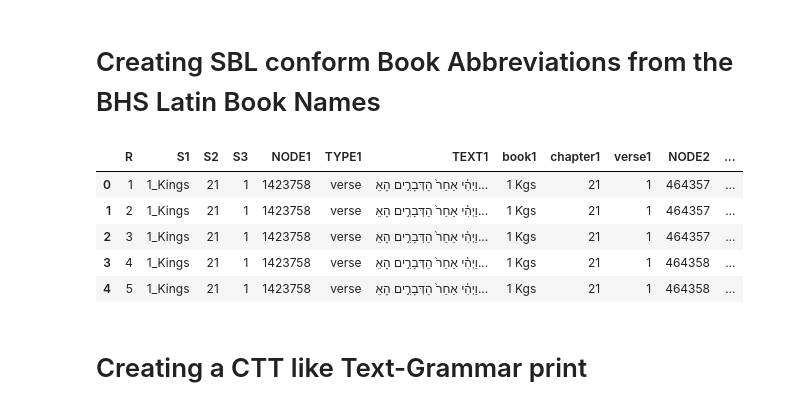
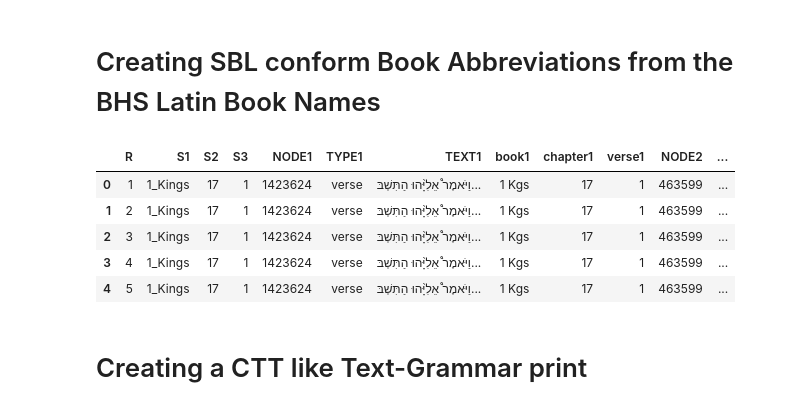
Before and after one commit to oliverglanz/Text-Fabric, a Jupyter notebook: TF-workshop/TF-Workshop_010_TextGrammarDisplayCreation_student-version.ipynb, the cells around one changed output. Drawn from its saved outputs; the diff is of its cells as text; code cells hidden in the pictures.

```diff
--- a/TF-workshop/TF-Workshop_010_TextGrammarDisplayCreation_student-version.ipynb
+++ b/TF-workshop/TF-Workshop_010_TextGrammarDisplayCreation_student-version.ipynb
@@ -159,17 +159,18 @@ bhs_to_sbl = {
     'Sacharia': 'Zech',
     'Maleachi': 'Mal'
 }
-# %%
-TextGrammarBHS['book1_BHS'] = TextGrammarBHS['book1']
-TextGrammarBHS['book1'] = TextGrammarBHS['book1'].map(bhs_to_sbl).fillna(TextGrammarBHS['book1'])
-TextGrammarBHS.head()
-# %% [output]
-|  | R | S1 | S2 | S3 | NODE1 | TYPE1 | TEXT1 | book1 | chapter1 | verse1 | NODE2 | ... |
-| 0 | 1 | 1_Kings | 21 | 1 | 1423758 | verse | וַיְהִ֗י אַחַר֙ הַדְּבָרִ֣ים הָאֵ... | 1 Kgs | 21 | 1 | 464357 | ... |
-| 1 | 2 | 1_Kings | 21 | 1 | 1423758 | verse | וַיְהִ֗י אַחַר֙ הַדְּבָרִ֣ים הָאֵ... | 1 Kgs | 21 | 1 | 464357 | ... |
-| 2 | 3 | 1_Kings | 21 | 1 | 1423758 | verse | וַיְהִ֗י אַחַר֙ הַדְּבָרִ֣ים הָאֵ... | 1 Kgs | 21 | 1 | 464357 | ... |
-| 3 | 4 | 1_Kings | 21 | 1 | 1423758 | verse | וַיְהִ֗י אַחַר֙ הַדְּבָרִ֣ים הָאֵ... | 1 Kgs | 21 | 1 | 464358 | ... |
-| 4 | 5 | 1_Kings | 21 | 1 | 1423758 | verse | וַיְהִ֗י אַחַר֙ הַדְּבָרִ֣ים הָאֵ... | 1 Kgs | 21 | 1 | 464358 | ... |
+# %%
+TextGrammarBHS['book1_BHS'] = TextGrammarBHS['book1']
+TextGrammarBHS['book1'] = TextGrammarBHS['book1'].map(bhs_to_sbl).fillna(TextGrammarBHS['book1'])
+TextGrammarBHS.sort_values(by="NODE3", ascending=True, inplace=True) # needs to be done otherwise the clause_atom order is off in the CTT file.
+TextGrammarBHS.head(5)
+# %% [output]
+|  | R | S1 | S2 | S3 | NODE1 | TYPE1 | TEXT1 | book1 | chapter1 | verse1 | NODE2 | ... |
+| 0 | 1 | 1_Kings | 17 | 1 | 1423624 | verse | וַיֹּאמֶר֩ אֵלִיָּ֨הוּ הַתִּשְׁבּ... | 1 Kgs | 17 | 1 | 463599 | ... |
+| 1 | 2 | 1_Kings | 17 | 1 | 1423624 | verse | וַיֹּאמֶר֩ אֵלִיָּ֨הוּ הַתִּשְׁבּ... | 1 Kgs | 17 | 1 | 463599 | ... |
+| 2 | 3 | 1_Kings | 17 | 1 | 1423624 | verse | וַיֹּאמֶר֩ אֵלִיָּ֨הוּ הַתִּשְׁבּ... | 1 Kgs | 17 | 1 | 463599 | ... |
+| 3 | 4 | 1_Kings | 17 | 1 | 1423624 | verse | וַיֹּאמֶר֩ אֵלִיָּ֨הוּ הַתִּשְׁבּ... | 1 Kgs | 17 | 1 | 463599 | ... |
+| 4 | 5 | 1_Kings | 17 | 1 | 1423624 | verse | וַיֹּאמֶר֩ אֵלִיָּ֨הוּ הַתִּשְׁבּ... | 1 Kgs | 17 | 1 | 463599 | ... |
 # %% [markdown]
 # Creating a CTT like Text-Grammar print
 # %%
```
Also changed, not shown: parts of 6 cells of this notebook, 1 other file.
